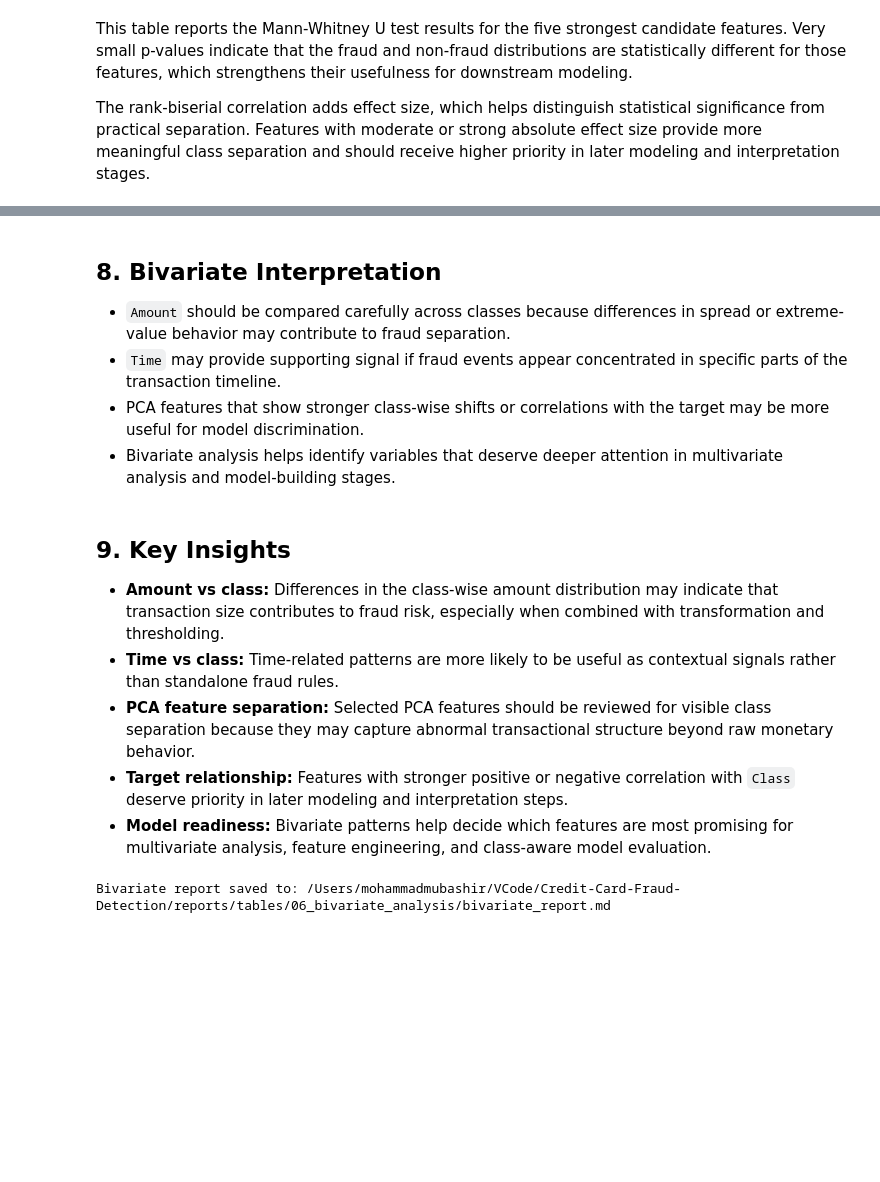
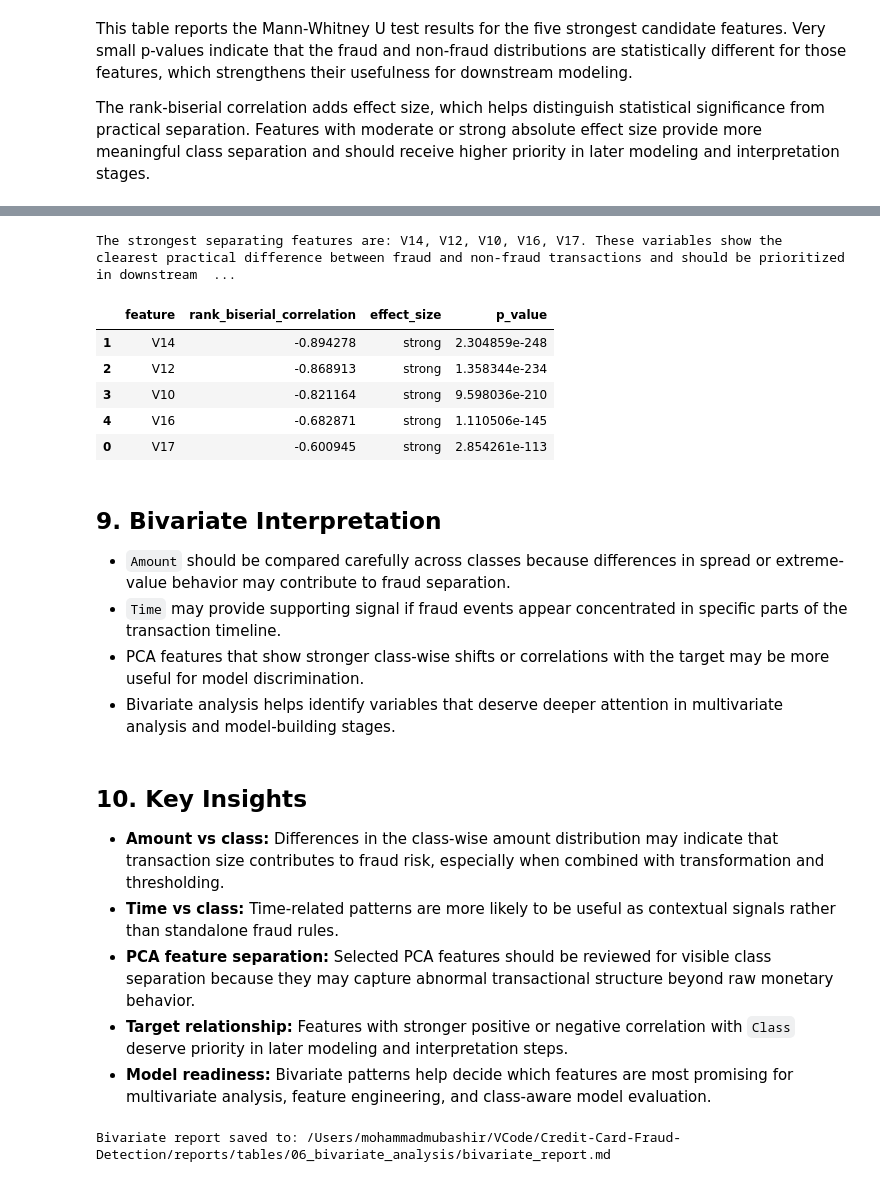
Before and after one commit to mmubashir95/Credit-Card-Fraud-Detection, a Jupyter notebook: notebooks/06_bivariate_analysis.ipynb, the cells around one changed output, grey strips where cells are left out. Cells and saved outputs as stored; diff of their text form; code cells hidden in the pictures; blank space fills up the shorter version.

Commit message:
feat: add strongest separating features section to bivariate notebook

```diff
--- a/notebooks/06_bivariate_analysis.ipynb
+++ b/notebooks/06_bivariate_analysis.ipynb
@@ -286,12 +290,41 @@ The rank-biserial correlation adds effect size, which helps distinguish statisti
+# %%
+strong_separation = mann_whitney_results[mann_whitney_results["effect_size"] == "strong"]
+moderate_separation = mann_whitney_results[mann_whitney_results["effect_size"] == "moderate"]
+
+if strong_separation.empty and moderate_separation.empty:
+    separation_summary = "No tested feature reached moderate or strong separation under the current effect-size thresholds."
+elif strong_separation.empty:
+    separation_summary = (
+        "The strongest separating features fall in the moderate range: "
+        + ", ".join(moderate_separation["feature"].tolist())
+        + ". These features show meaningful class separation and should receive higher modeling priority."
+    )
+else:
+    separation_summary = (
+        "The strongest separating features are: "
+        + ", ".join(strong_separation["feature"].tolist())
+        + ". These variables show the clearest practical difference between fraud and non-fraud transactions and should be prioritized in downstream modeling."
+    )
+
+print(separation_summary)
+mann_whitney_results[["feature", "rank_biserial_correlation", "effect_size", "p_value"]]
+# %% [output]
+The strongest separating features are: V14, V12, V10, V16, V17. These variables show the clearest practical difference between fraud and non-fraud transactions and should be prioritized in downstream  ...
+|  | feature | rank_biserial_correlation | effect_size | p_value |
+| 1 | V14 | -0.894278 | strong | 2.304859e-248 |
+| 2 | V12 | -0.868913 | strong | 1.358344e-234 |
+| 3 | V10 | -0.821164 | strong | 9.598036e-210 |
+| 4 | V16 | -0.682871 | strong | 1.110506e-145 |
+| 0 | V17 | -0.600945 | strong | 2.854261e-113 |
 # %% [markdown]
-## 8. Bivariate Interpretation
+## 9. Bivariate Interpretation
 
 - `Amount` should be compared carefully across classes because differences in spread or extreme-value behavior may contribute to fraud separation.
 - `Time` may provide supporting signal if fraud events appear concentrated in specific parts of the transaction timeline.
 - PCA features that show stronger class-wise shifts or correlations with the target may be more useful for model discrimination.
 - Bivariate analysis helps identify variables that deserve deeper attention in multivariate analysis and model-building stages.
 # %% [markdown]
-## 9. Key Insights
+## 10. Key Insights
 
 - **Amount vs class:** Differences in the class-wise amount distribution may indicate that transaction size contributes to fraud risk, especially when combined with transformation and thresholding.
 - **Time vs class:** Time-related patterns are more likely to be useful as contextual signals rather than standalone fraud rules.
```
Also changed, not shown: parts of 3 cells of this notebook, 1 other file.
